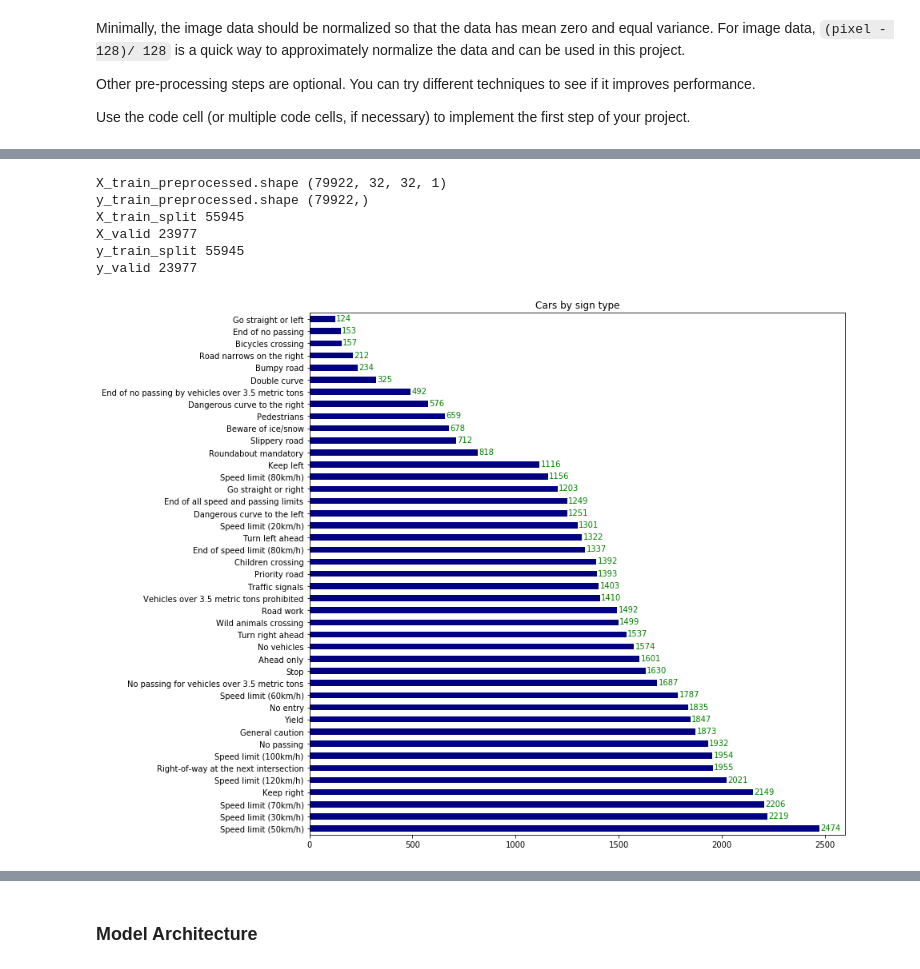
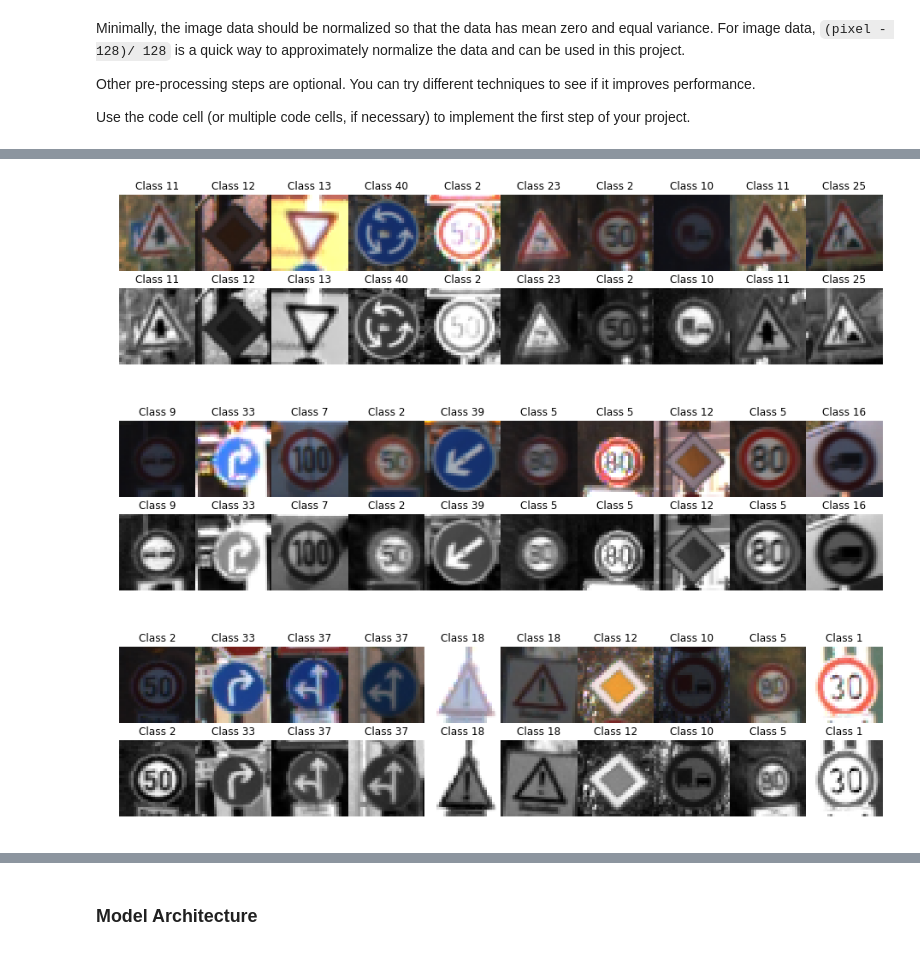
Before and after one commit to aziuol/CarND-Traffic-Sign-Classifier-Project, a Jupyter notebook: Traffic_Sign_Classifier.ipynb, the cells around one changed output, grey strips where cells are left out. Drawn from its saved outputs; the diff is of its cells as text; code cells hidden in the pictures.

```diff
--- a/Traffic_Sign_Classifier.ipynb
+++ b/Traffic_Sign_Classifier.ipynb
@@ -644,30 +175,38 @@ display_signs(X_train_processed, y_train_processed, traffic_sign['SignName'], gr
-# %%
-from sklearn.model_selection import train_test_split
-
-print(f'X_train_preprocessed.shape {X_train_processed.shape}')
-print(f'y_train_preprocessed.shape {y_train_processed.shape}')
-
-## Splitiing Training Data in Training, Validation, Test
-X_train_split, X_train_valid_split, y_train_split, y_train_valid_split = train_test_split(
-    X_train_processed,
-    y_train_processed,
-    test_size=0.30,
-    random_state=34799
-)
-#print("X_train", len(X_train_extended))
-#print("y_train", len(y_train_extended))
-print("X_train_split", len(X_train_split))
-print("X_valid", len(X_train_valid_split))
-print("y_train_split", len(y_train_split))
-print("y_valid", len(y_train_valid_split))
-# %% [output]
-X_train_preprocessed.shape (79922, 32, 32, 1)
-y_train_preprocessed.shape (79922,)
-X_train_split 55945
-X_valid 23977
-y_train_split 55945
-y_valid 23977
-# %%
-draw_histogram(y_train_split)
-# %% [output]
-[figure, removed]
+# %%
+### Preprocess the data here. It is required to normalize the data. Other preprocessing steps could include
+### converting to grayscale, etc.
+### Feel free to use as many code cells as needed.
+
+# Grayscale
+X_train_processed = np.sum(X_train/3, axis=3, keepdims=True)
+X_valid_processed = np.sum(X_valid/3, axis=3, keepdims=True)
+X_test_processed = np.sum(X_test/3, axis=3, keepdims=True)
+
+# Normalisation
+X_train_processed = np.float32((X_train_processed-128)/128)
+X_valid_processed = np.float32((X_valid_processed-128)/128)
+X_test_processed = np.float32((X_test_processed-128)/128)
+
+def display_processed_data(data, labels, data_processed):
+    n_samples = 10
+
+    f, ax = plt.subplots(2, n_samples, figsize=(16, 4))
+    f.subplots_adjust(hspace=0.0, wspace=0.0)
+    ax = ax.ravel()
+
+    for i in range(n_samples):
+        index = random.randint(0, len(data))
+        ax[i].axis('off')
+        ax[i].imshow(data[index])
+        ax[i].set_title(f'Class {str(labels[index])}')
+        ax[i+n_samples].axis('off')
+        ax[i+n_samples].imshow(data_processed[index].squeeze(), cmap='gray')
+        ax[i+n_samples].set_title(f'Class {str(labels[index])}')
+
+display_processed_data(X_train, y_train, X_train_processed)
+display_processed_data(X_valid, y_valid, X_valid_processed)
+display_processed_data(X_test, y_test, X_test_processed)
+# %% [output]
+[figure, added]
+[figure, added]
+[figure, added]
```
Also changed, not shown: parts of 67 cells of this notebook, 11 other files.
